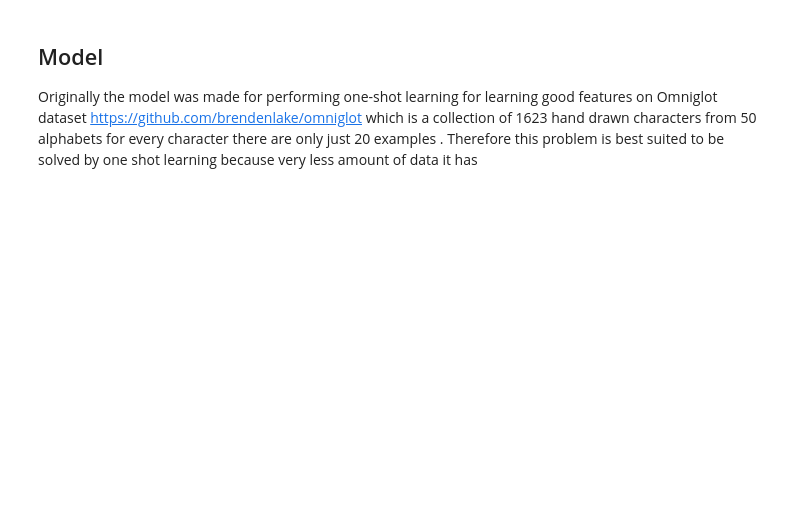
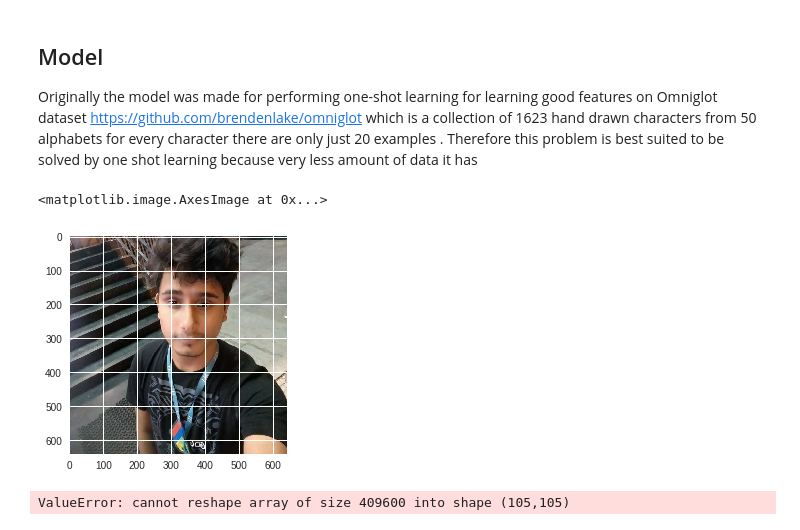
Before and after one commit to apuayush/My_deep-learning_examples, a Jupyter notebook: OneShotLearning.ipynb, the cells around one changed output. Drawn from its saved outputs; the diff is of its cells as text; code cells hidden in the pictures; blank space fills up the shorter version.

```diff
--- a/OneShotLearning.ipynb
+++ b/OneShotLearning.ipynb
@@ -68,0 +80,6 @@ def design_model(input_shape=(105,105,1)):
+# %%
+def load_image(path):
+#     make the image type = rgb
+    img = Image.open(path)
+    img = img.convert('RGB')
+    return np.array(img)
@@ -68,0 +91,12 @@ def design_model(input_shape=(105,105,1)):
+# %%
+img = load_image("useless/pp.jpeg")
+# %%
+plt.imshow(img)
+# %% [output]
+<matplotlib.image.AxesImage at 0x...>
+[figure, added]
+# %%
+img1 = transform_image(img)
+plt.imshow(img1)
+# %% [output]
+ValueError: cannot reshape array of size 409600 into shape (105,105)
```
Also changed, not shown: parts of 5 cells of this notebook, 1 other file.
